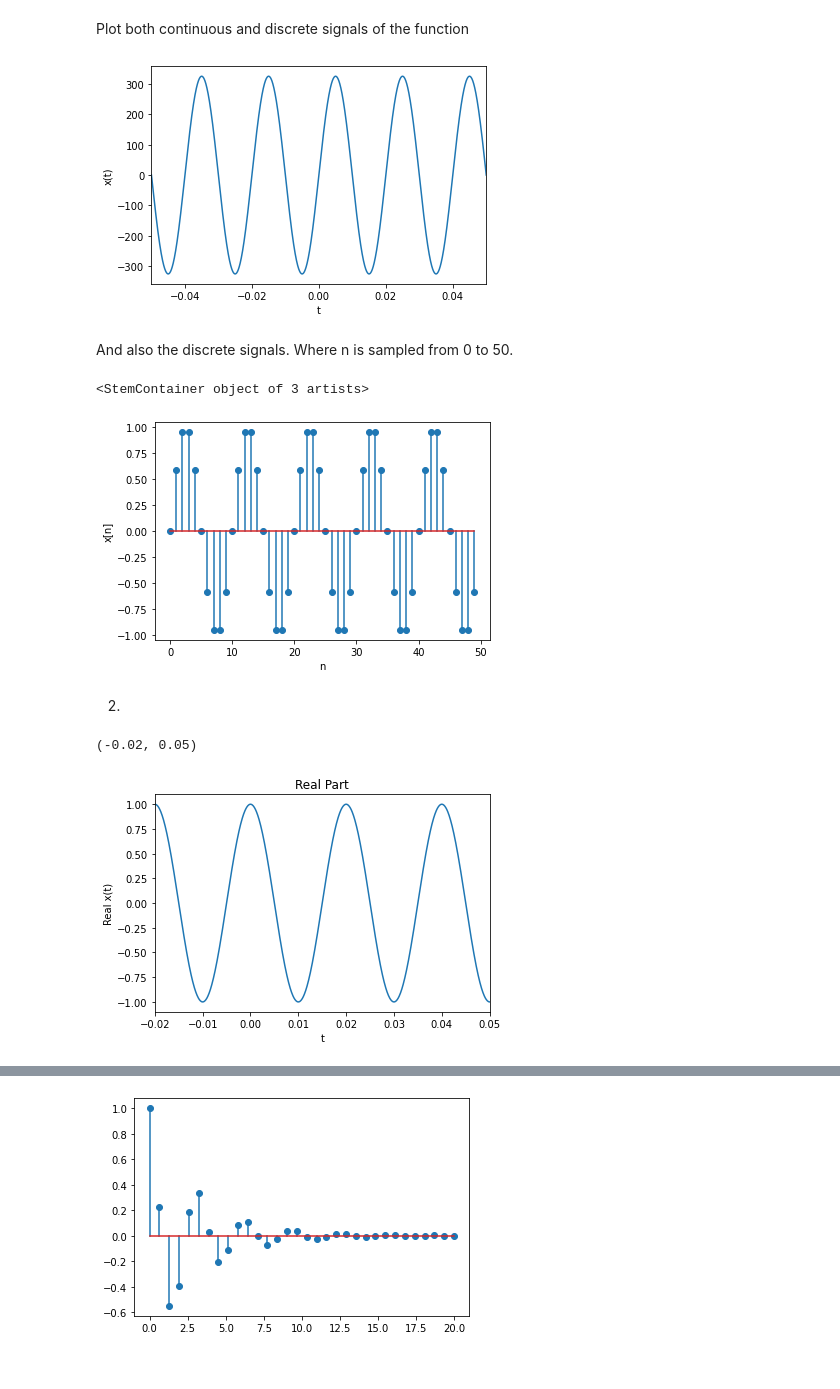
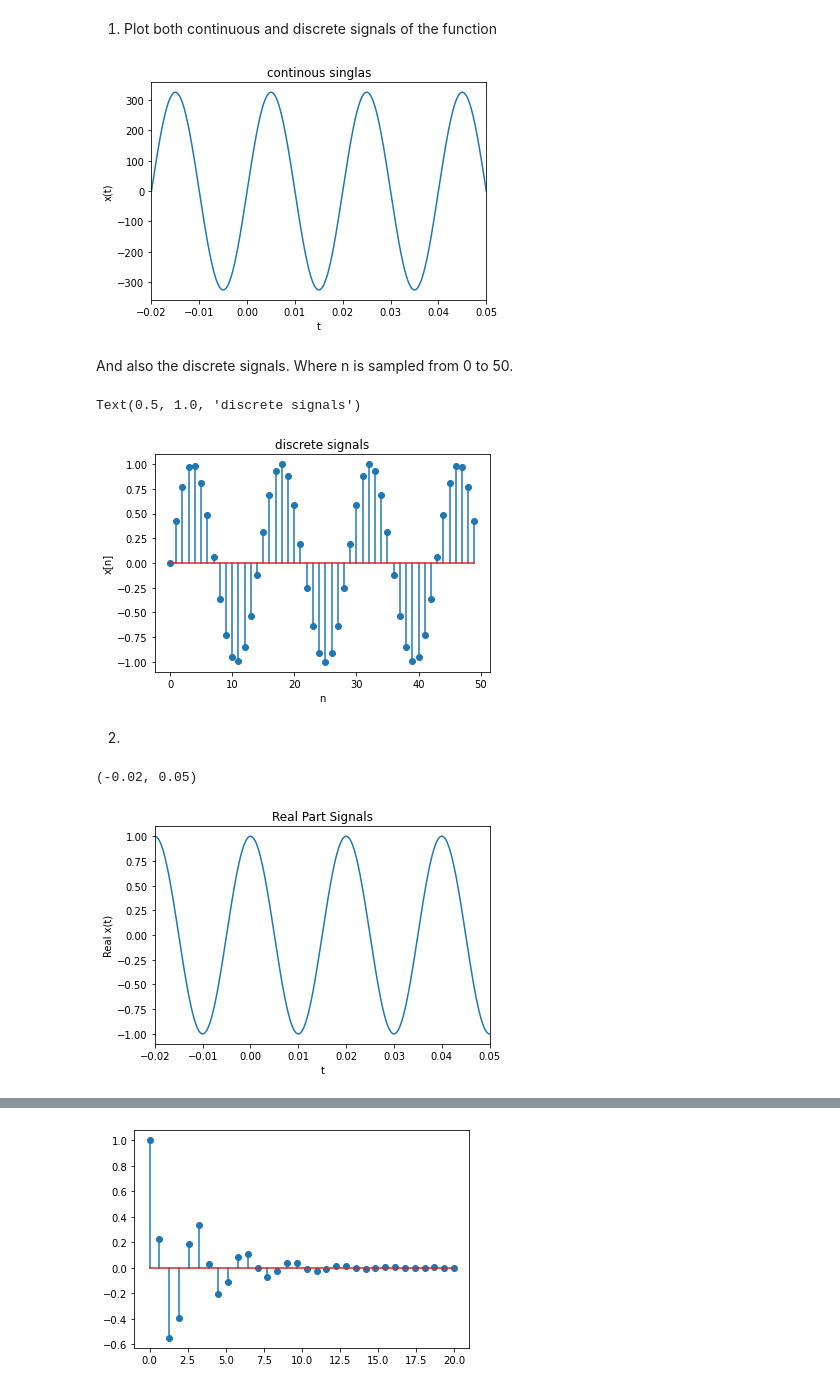
Before and after one commit to twyunting/CSC-676_Computer-Vision, a Jupyter notebook: Homeworks/hw3/homework3/code/CSC-676_HW3_YuntingChiu.ipynb, the cells around one changed output, grey strips where cells are left out. Saved outputs shown, nothing was run; the diff lists cells and outputs as text; code cells hidden in the pictures.

```diff
--- a/Homeworks/hw3/homework3/code/CSC-676_HW3_YuntingChiu.ipynb
+++ b/Homeworks/hw3/homework3/code/CSC-676_HW3_YuntingChiu.ipynb
@@ -5,47 +5,48 @@ from numpy.fft import *
 from pylab import *
 import matplotlib.cm as cm
 # %% [markdown]
-Plot both continuous and discrete signals of the function
+1. Plot both continuous and discrete signals of the function
 # %%
 # continuous signals
-t = np.linspace(-0.05, 0.05, 10000)
+t = np.linspace(-0.02, 0.05, 10000)
 equation = 325 * np.sin(2*np.pi*50*t)
 plt.figure()
 plt.plot(t, equation)
 plt.xlabel("t")
 plt.ylabel("x(t)")
-plt.xlim([-0.05, 0.05])
+plt.xlim([-0.02, 0.05])
+plt.title("continous singlas")
 plt.show()
 # %% [output]
-[figure, old version]
+[figure, new version]
 # %% [markdown]
 And also the discrete signals. Where n is sampled from 0 to 50.
 # %%
 # discrete signals
 n = np.arange(50) # sampled from 0 to 50: x[50]
-dt = (0.05+0.05)/50
+dt = (0.05-(-0.02))/50
 x = np.sin(2*np.pi*50*n*dt)
 plt.xlabel('n')
 plt.ylabel('x[n]')
 plt.stem(n, x, bottom = 0)
+plt.title("discrete signals")
 # %% [output]
-<StemContainer object of 3 artists>
+Text(0.5, 1.0, 'discrete signals')
-[figure, old version]
+[figure, new version]
 # %% [markdown]
 2.
 # %%
 # real part
 # np.exp(2j*np.pi*50*t).real. would return real parts
 t = np.linspace(-0.02, 0.05, 1000)
-
-plt.plot(t, np.exp(2j*np.pi*50*t).real);
-plt.xlabel("t");
-plt.ylabel('Real x(t)');
-plt.title("Real Part");
+plt.plot(t, np.exp(2j*np.pi*50*t).real)
+plt.xlabel("t")
+plt.ylabel('Real x(t)')
+plt.title("Real Part Signals")
 plt.xlim([-0.02, 0.05])
 # %% [output]
 (-0.02, 0.05)
-[figure, old version]
+[figure, new version]
 # %%
 # imaginary part
 # np.exp(2j*np.pi*50*t).imag. would return imaginary parts
```
Also changed, not shown: parts of 4 cells of this notebook, 4 other files.
